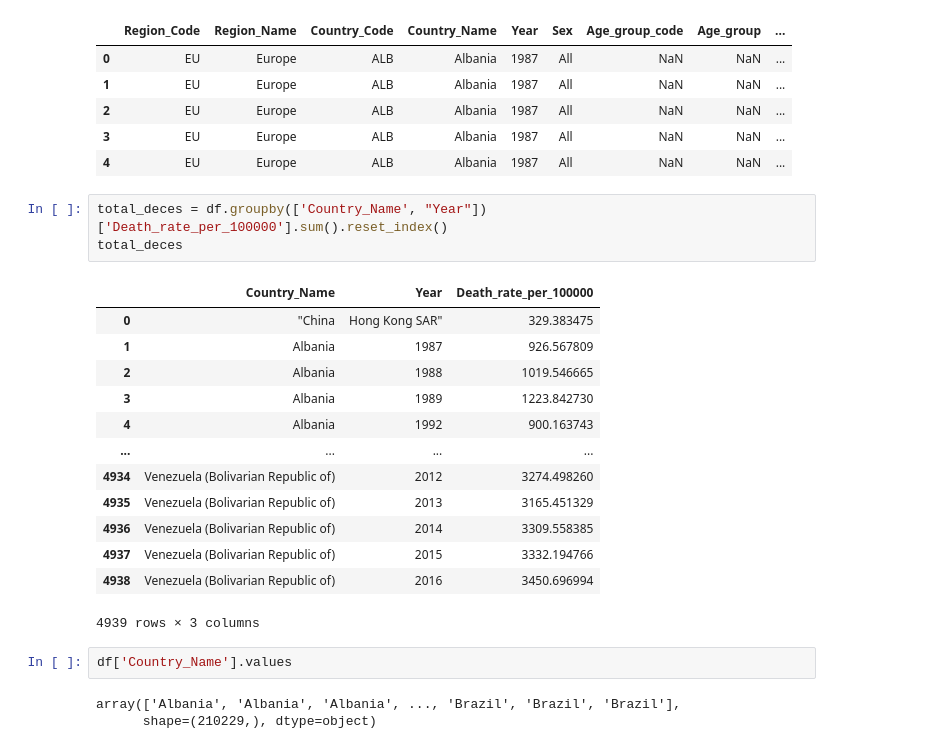
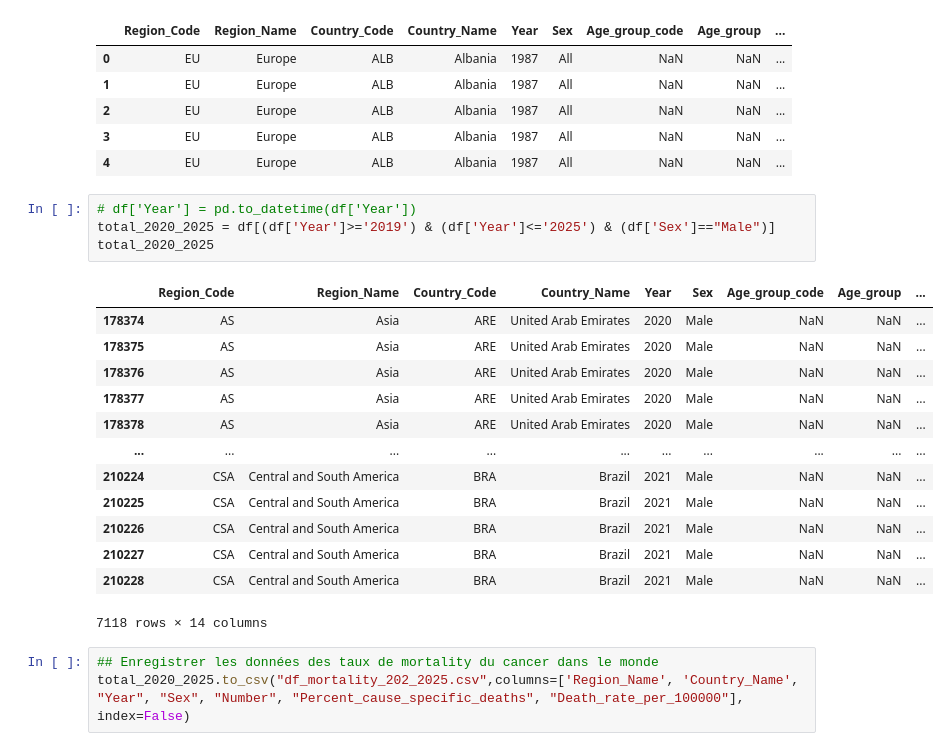
Before and after one commit to dtech-africa-tech/Data-Science, a Jupyter notebook: Crime/prostate.ipynb, the cells around one changed output. Drawn from its saved outputs; the diff is of its cells as text.

```diff
--- a/Crime/prostate.ipynb
+++ b/Crime/prostate.ipynb
@@ -82,24 +82,23 @@ df.head()
 | 3 | EU | Europe | ALB | Albania | 1987 | All | NaN | NaN | ... |
 | 4 | EU | Europe | ALB | Albania | 1987 | All | NaN | NaN | ... |
 # %%
-total_deces = df.groupby(['Country_Name', "Year"])['Death_rate_per_100000'].sum().reset_index()
-total_deces
+# df['Year'] = pd.to_datetime(df['Year'])
+total_2020_2025 = df[(df['Year']>='2019') & (df['Year']<='2025') & (df['Sex']=="Male")]
+total_2020_2025
 # %% [output]
-|  | Country_Name | Year | Death_rate_per_100000 |
-| 0 | "China | Hong Kong SAR" | 329.383475 |
-| 1 | Albania | 1987 | 926.567809 |
-| 2 | Albania | 1988 | 1019.546665 |
-| 3 | Albania | 1989 | 1223.842730 |
-| 4 | Albania | 1992 | 900.163743 |
-| ... | ... | ... | ... |
-| 4934 | Venezuela (Bolivarian Republic of) | 2012 | 3274.498260 |
-| 4935 | Venezuela (Bolivarian Republic of) | 2013 | 3165.451329 |
-| 4936 | Venezuela (Bolivarian Republic of) | 2014 | 3309.558385 |
-| 4937 | Venezuela (Bolivarian Republic of) | 2015 | 3332.194766 |
-| 4938 | Venezuela (Bolivarian Republic of) | 2016 | 3450.696994 |
+|  | Region_Code | Region_Name | Country_Code | Country_Name | Year | Sex | Age_group_code | Age_group | ... |
+| 178374 | AS | Asia | ARE | United Arab Emirates | 2020 | Male | NaN | NaN | ... |
+| 178375 | AS | Asia | ARE | United Arab Emirates | 2020 | Male | NaN | NaN | ... |
+| 178376 | AS | Asia | ARE | United Arab Emirates | 2020 | Male | NaN | NaN | ... |
+| 178377 | AS | Asia | ARE | United Arab Emirates | 2020 | Male | NaN | NaN | ... |
+| 178378 | AS | Asia | ARE | United Arab Emirates | 2020 | Male | NaN | NaN | ... |
+| ... | ... | ... | ... | ... | ... | ... | ... | ... | ... |
+| 210224 | CSA | Central and South America | BRA | Brazil | 2021 | Male | NaN | NaN | ... |
+| 210225 | CSA | Central and South America | BRA | Brazil | 2021 | Male | NaN | NaN | ... |
+| 210226 | CSA | Central and South America | BRA | Brazil | 2021 | Male | NaN | NaN | ... |
+| 210227 | CSA | Central and South America | BRA | Brazil | 2021 | Male | NaN | NaN | ... |
+| 210228 | CSA | Central and South America | BRA | Brazil | 2021 | Male | NaN | NaN | ... |
-4939 rows × 3 columns
+7118 rows × 14 columns
 # %%
-df['Country_Name'].values
+## Enregistrer les données des taux de mortality du cancer dans le monde
+total_2020_2025.to_csv("df_mortality_202_2025.csv",columns=['Region_Name', 'Country_Name', "Year", "Sex", "Number", "Percent_cause_specific_deaths", "Death_rate_per_100000"], index=False)
-# %% [output]
-array(['Albania', 'Albania', 'Albania', ..., 'Brazil', 'Brazil', 'Brazil'],
-      shape=(210229,), dtype=object)
```
Also changed, not shown: parts of 2 cells of this notebook, 7 other files.
